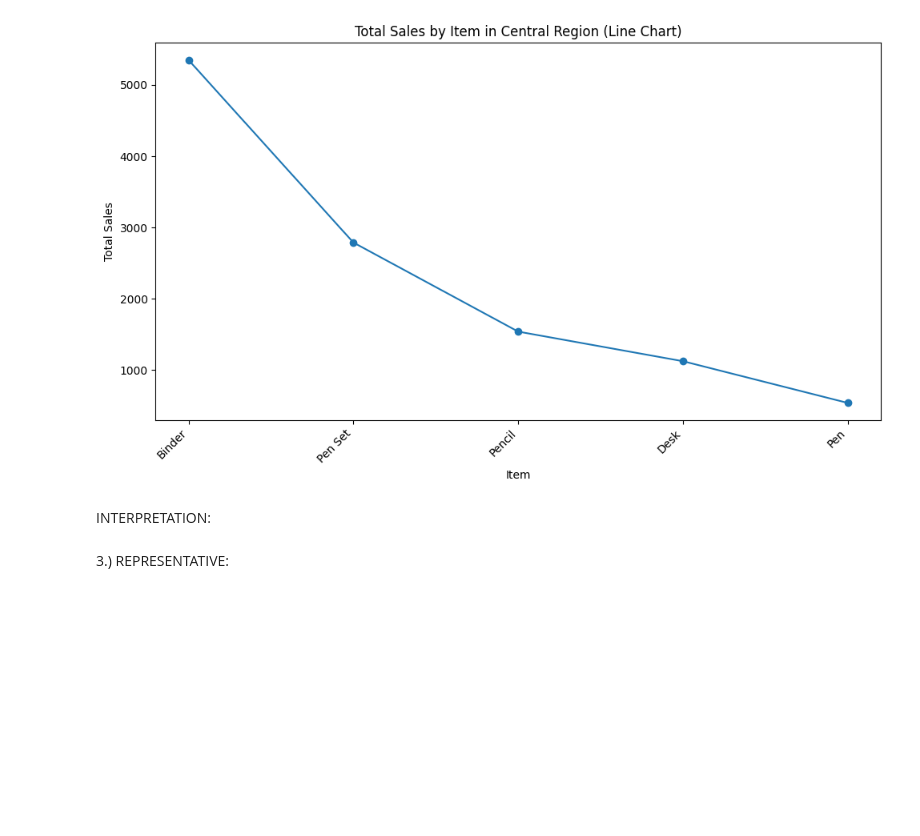
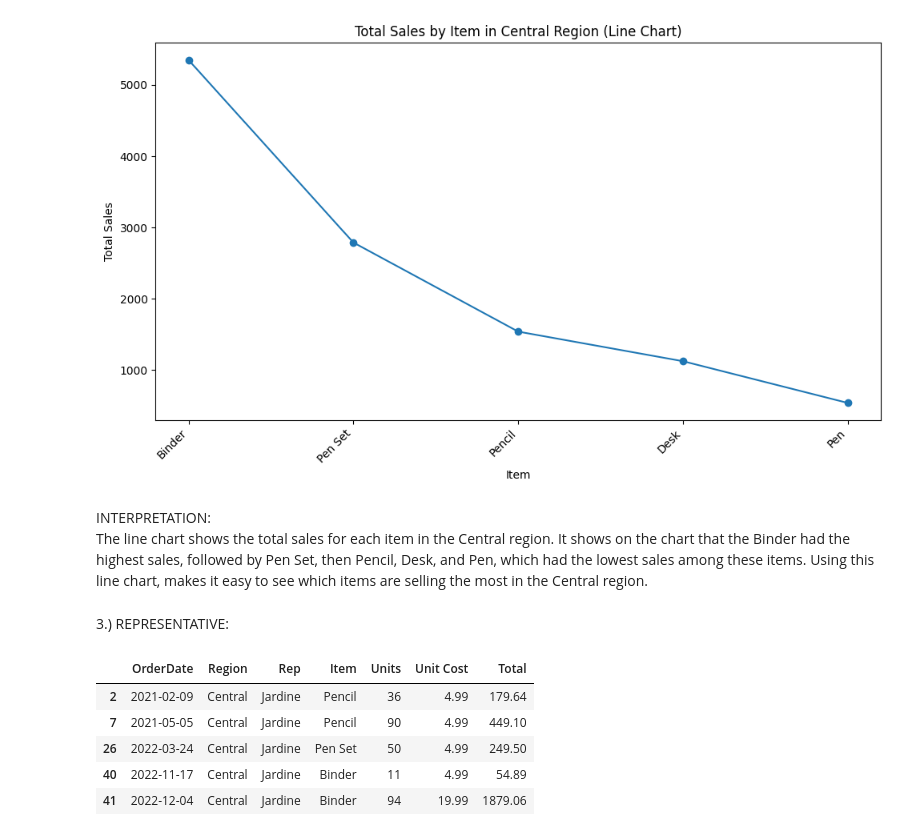
Before and after one commit to jamierosereyes/CPE-031-Visualizations-and-Data-Analysis, a Jupyter notebook: Hands_on_Activity6.ipynb, the cells around one changed output. Saved outputs shown, nothing was run; the diff lists cells and outputs as text; code cells hidden in the pictures; blank space fills up the shorter version.

```diff
--- a/Hands_on_Activity6.ipynb
+++ b/Hands_on_Activity6.ipynb
@@ -129,7 +136,18 @@ plt.tight_layout()
 plt.show()
 # %% [output]
 [figure]
-# %% [markdown]
-INTERPRETATION:
+# %% [markdown]
+INTERPRETATION: <br>
+The line chart shows the total sales for each item in the Central region. It shows on the chart that  the Binder had the highest sales, followed by Pen Set, then Pencil, Desk, and Pen, which had the lowest sales among these items. Using this line chart, makes it easy to see which items are selling the most in the Central region.
 # %% [markdown]
 3.) REPRESENTATIVE:
+# %%
+df_jardine = df[df['Rep'] == 'Jardine']
+display(df_jardine)
+# %% [output]
+|  | OrderDate | Region | Rep | Item | Units | Unit Cost | Total |
+| 2 | 2021-02-09 | Central | Jardine | Pencil | 36 | 4.99 | 179.64 |
+| 7 | 2021-05-05 | Central | Jardine | Pencil | 90 | 4.99 | 449.10 |
+| 26 | 2022-03-24 | Central | Jardine | Pen Set | 50 | 4.99 | 249.50 |
+| 40 | 2022-11-17 | Central | Jardine | Binder | 11 | 4.99 | 54.89 |
+| 41 | 2022-12-04 | Central | Jardine | Binder | 94 | 19.99 | 1879.06 |
```
Also changed, not shown: parts of 12 cells of this notebook.
